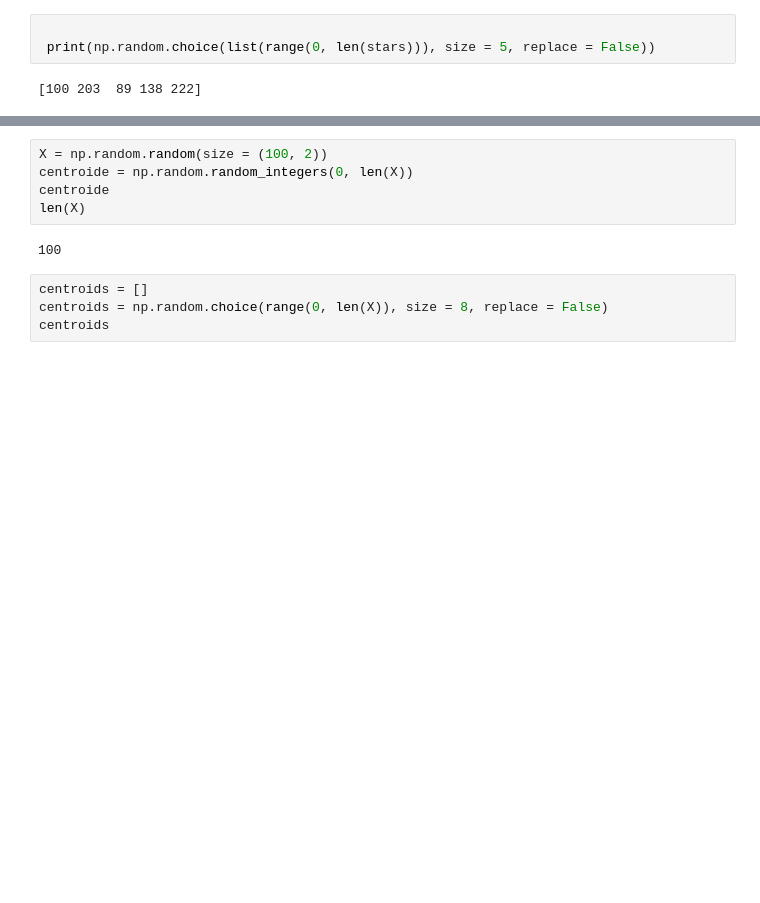
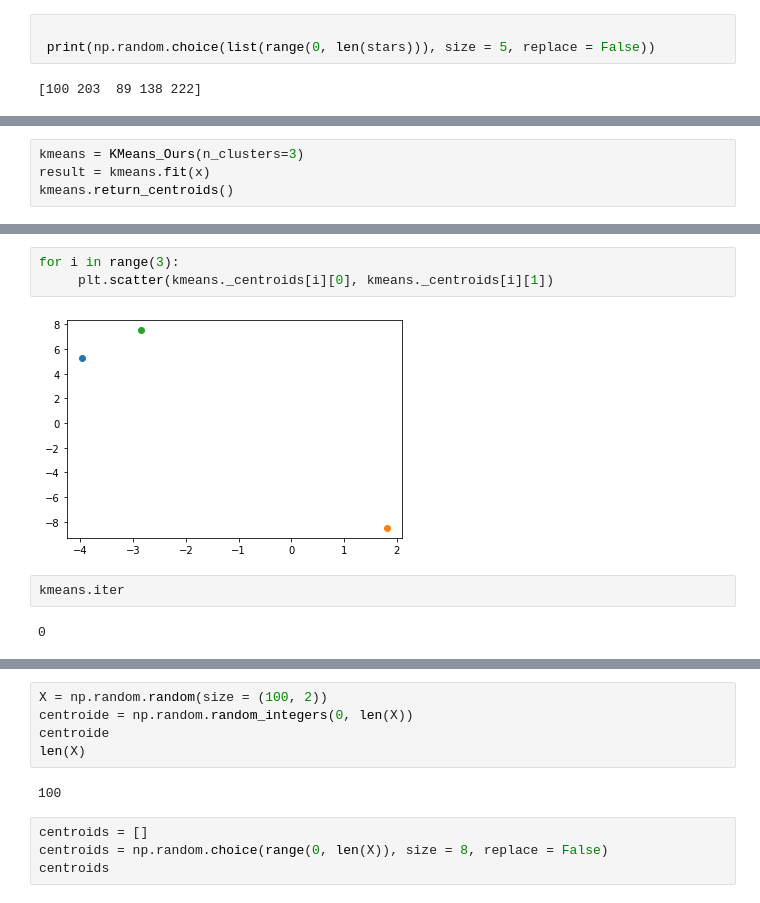
Before and after one commit to mgommez/practica2_ml, a Jupyter notebook: KMeans.ipynb, the cells around one changed output, grey strips where cells are left out. Cells and saved outputs as stored; diff of their text form; blank space fills up the shorter version.

Commit message:
kmeans ours pruebas - sigue fallando

```diff
--- a/KMeans.ipynb
+++ b/KMeans.ipynb
@@ -56,0 +82,4 @@ ModuleNotFoundError: No module named 'matplotlib'
+# %%
+kmeans = KMeans_Ours(n_clusters=3)
+result = kmeans.fit(x)
+kmeans.return_centroids()
@@ -56,0 +105,9 @@ ModuleNotFoundError: No module named 'matplotlib'
+# %%
+for i in range(3):
+     plt.scatter(kmeans._centroids[i][0], kmeans._centroids[i][1])
+# %% [output]
+[figure, added]
+# %%
+kmeans.iter
+# %% [output]
+0
```
Also changed, not shown: parts of 8 cells of this notebook.
